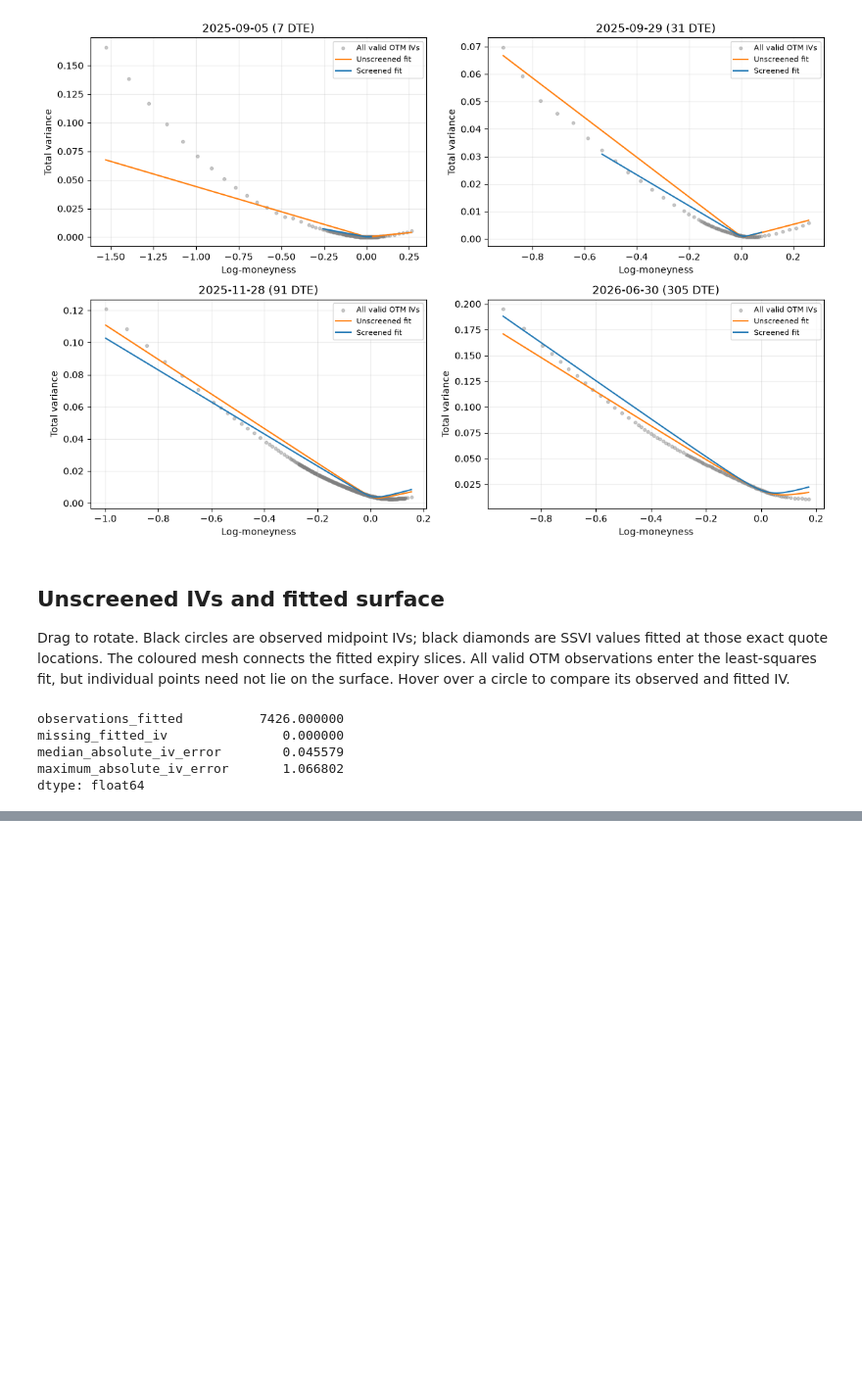
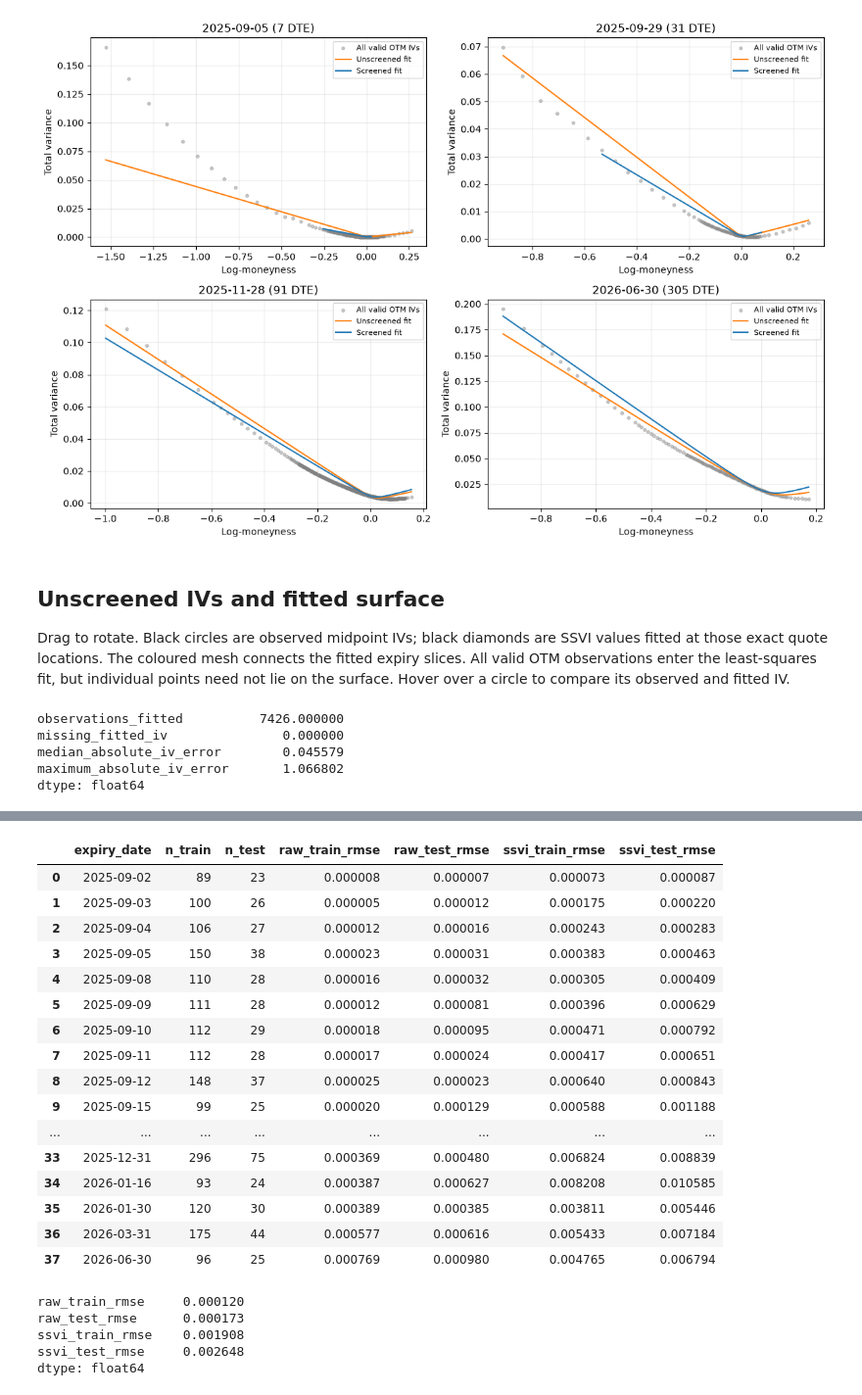
Before and after one commit to MMillward2012/Volatility-Forecasting-and-Options-Trading, a Jupyter notebook: notebooks/ssvi_surface_diagnostics.ipynb, the cells around one changed output, grey strips where cells are left out. Shown at 98% size. Cells and saved outputs as stored; diff of their text form; code cells hidden in the pictures; blank space fills up the shorter version.

```diff
--- a/notebooks/ssvi_surface_diagnostics.ipynb
+++ b/notebooks/ssvi_surface_diagnostics.ipynb
@@ -315,0 +324,60 @@ dtype: float64
+# %%
+holdout_records = []
+for expiry, expiry_rows in raw_observations.groupby("expiry_date", sort=True):
+    expiry_rows = expiry_rows.sort_values("log_moneyness").reset_index(drop=True)
+    test_mask = np.arange(len(expiry_rows)) % 5 == 0
+    train_rows = expiry_rows.loc[~test_mask].copy()
+    test_rows = expiry_rows.loc[test_mask].copy()
+
+    raw_train = fit_raw_svi_surface(train_rows)
+    raw_parameters = raw_train["parameters_by_expiry"].iloc[0]
+    raw_test_w = raw_svi_total_variance(
+        test_rows["log_moneyness"],
+        *(raw_parameters[name] for name in ["a", "b", "rho", "m", "sigma"]),
+    )
+
+    ssvi_train = fit_ssvi_surface(train_rows)
+    ssvi_parameters = [ssvi_train[name] for name in ["rho", "eta", "gamma"]]
+    theta = ssvi_train["theta_by_expiry"]["theta_atm"].iloc[0]
+    ssvi_test_w = ssvi_total_variance(
+        test_rows["log_moneyness"], theta, *ssvi_parameters
+    )
+    market_test_w = test_rows["market_w"].to_numpy()
+    ssvi_train_rows = ssvi_train["observations"]
+
+    holdout_records.append({
+        "expiry_date": expiry,
+        "n_train": len(train_rows),
+        "n_test": len(test_rows),
+        "raw_train_rmse": raw_parameters["rmse"],
+        "raw_test_rmse": np.sqrt(np.mean((raw_test_w - market_test_w) ** 2)),
+        "ssvi_train_rmse": np.sqrt(np.mean(ssvi_train_rows["residual_w"] ** 2)),
+        "ssvi_test_rmse": np.sqrt(np.mean((ssvi_test_w - market_test_w) ** 2)),
+    })
+
+heldout_comparison = pd.DataFrame(holdout_records)
+display(heldout_comparison)
+display(heldout_comparison[["raw_train_rmse", "raw_test_rmse", "ssvi_train_rmse", "ssvi_test_rmse"]].mean())
+# %% [output]
+|  | expiry_date | n_train | n_test | raw_train_rmse | raw_test_rmse | ssvi_train_rmse | ssvi_test_rmse |
+| 0 | 2025-09-02 | 89 | 23 | 0.000008 | 0.000007 | 0.000073 | 0.000087 |
+| 1 | 2025-09-03 | 100 | 26 | 0.000005 | 0.000012 | 0.000175 | 0.000220 |
+| 2 | 2025-09-04 | 106 | 27 | 0.000012 | 0.000016 | 0.000243 | 0.000283 |
+| 3 | 2025-09-05 | 150 | 38 | 0.000023 | 0.000031 | 0.000383 | 0.000463 |
+| 4 | 2025-09-08 | 110 | 28 | 0.000016 | 0.000032 | 0.000305 | 0.000409 |
+| 5 | 2025-09-09 | 111 | 28 | 0.000012 | 0.000081 | 0.000396 | 0.000629 |
+| 6 | 2025-09-10 | 112 | 29 | 0.000018 | 0.000095 | 0.000471 | 0.000792 |
+| 7 | 2025-09-11 | 112 | 28 | 0.000017 | 0.000024 | 0.000417 | 0.000651 |
+| 8 | 2025-09-12 | 148 | 37 | 0.000025 | 0.000023 | 0.000640 | 0.000843 |
+| 9 | 2025-09-15 | 99 | 25 | 0.000020 | 0.000129 | 0.000588 | 0.001188 |
+| ... | ... | ... | ... | ... | ... | ... | ... |
+| 33 | 2025-12-31 | 296 | 75 | 0.000369 | 0.000480 | 0.006824 | 0.008839 |
+| 34 | 2026-01-16 | 93 | 24 | 0.000387 | 0.000627 | 0.008208 | 0.010585 |
+| 35 | 2026-01-30 | 120 | 30 | 0.000389 | 0.000385 | 0.003811 | 0.005446 |
+| 36 | 2026-03-31 | 175 | 44 | 0.000577 | 0.000616 | 0.005433 | 0.007184 |
+| 37 | 2026-06-30 | 96 | 25 | 0.000769 | 0.000980 | 0.004765 | 0.006794 |
+raw_train_rmse     0.000120
+raw_test_rmse      0.000173
+ssvi_train_rmse    0.001908
+ssvi_test_rmse     0.002648
+dtype: float64
```
Also changed, not shown: parts of 6 cells of this notebook, 3 other files.
